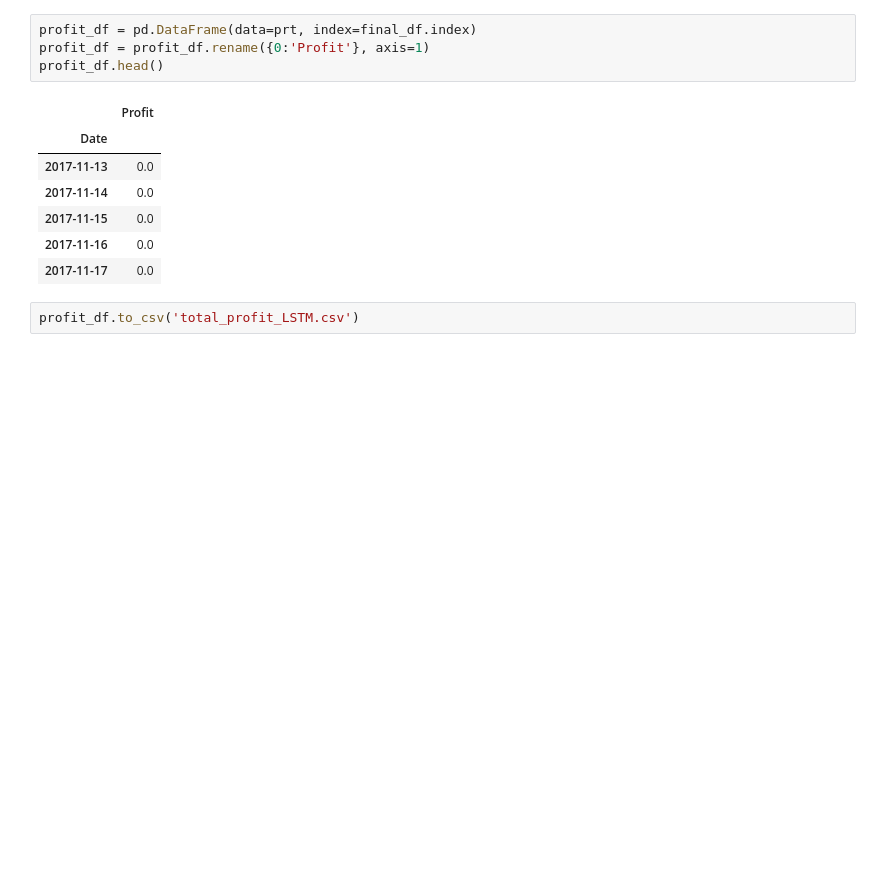
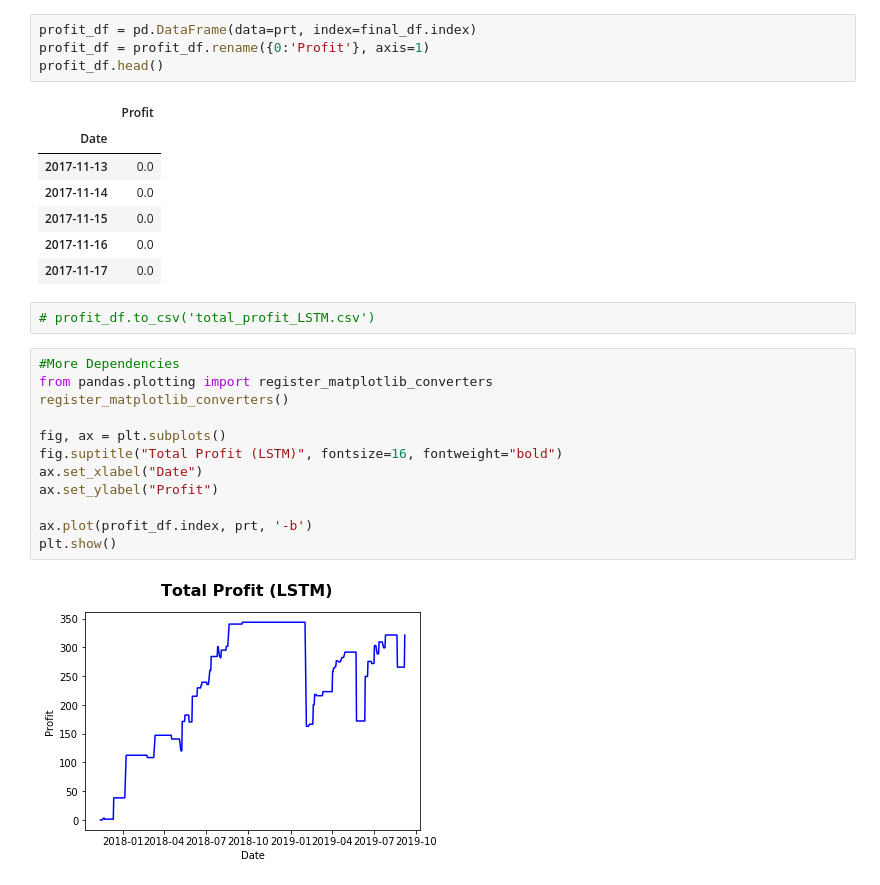
Before and after one commit to blake2323/VIX-vs-SPX-a, a Jupyter notebook: LSTM_MODEL.ipynb, the cells around one changed output. Cells and saved outputs as stored; diff of their text form; blank space fills up the shorter version.

```diff
--- a/LSTM_MODEL.ipynb
+++ b/LSTM_MODEL.ipynb
@@ -372,4 +382,18 @@ profit_df.head()
 | 2017-11-16 | 0.0 |
 | 2017-11-17 | 0.0 |
 # %%
-profit_df.to_csv('total_profit_LSTM.csv')
+# profit_df.to_csv('total_profit_LSTM.csv')
+# %%
+#More Dependencies
+from pandas.plotting import register_matplotlib_converters
+register_matplotlib_converters()
+
+fig, ax = plt.subplots()
+fig.suptitle("Total Profit (LSTM)", fontsize=16, fontweight="bold")
+ax.set_xlabel("Date")
+ax.set_ylabel("Profit")
+
+ax.plot(profit_df.index, prt, '-b')
+plt.show()
+# %% [output]
+[figure, added]
```
Also changed, not shown: parts of 1 cell of this notebook, 1 other file.
